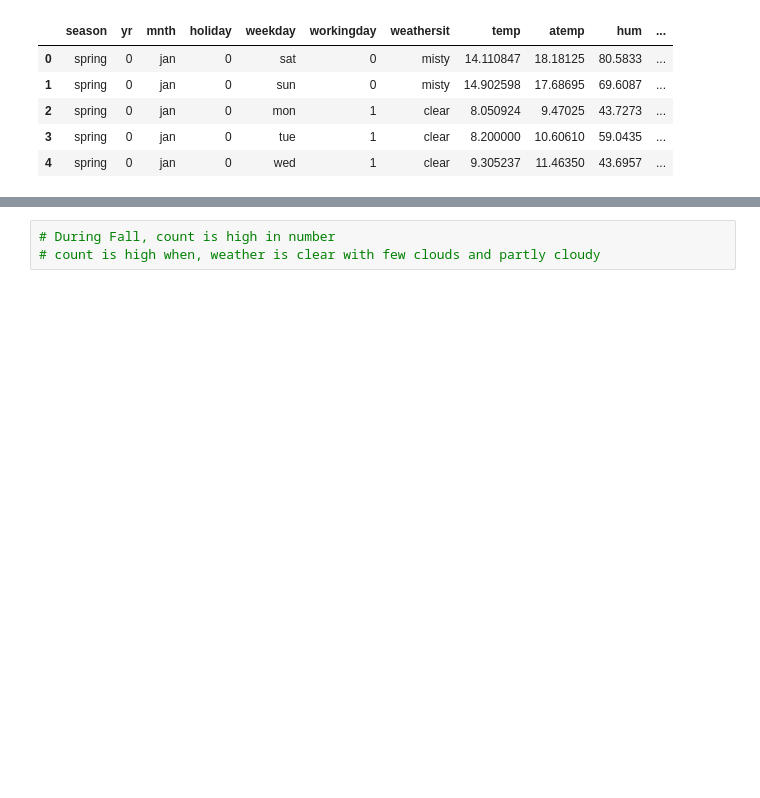
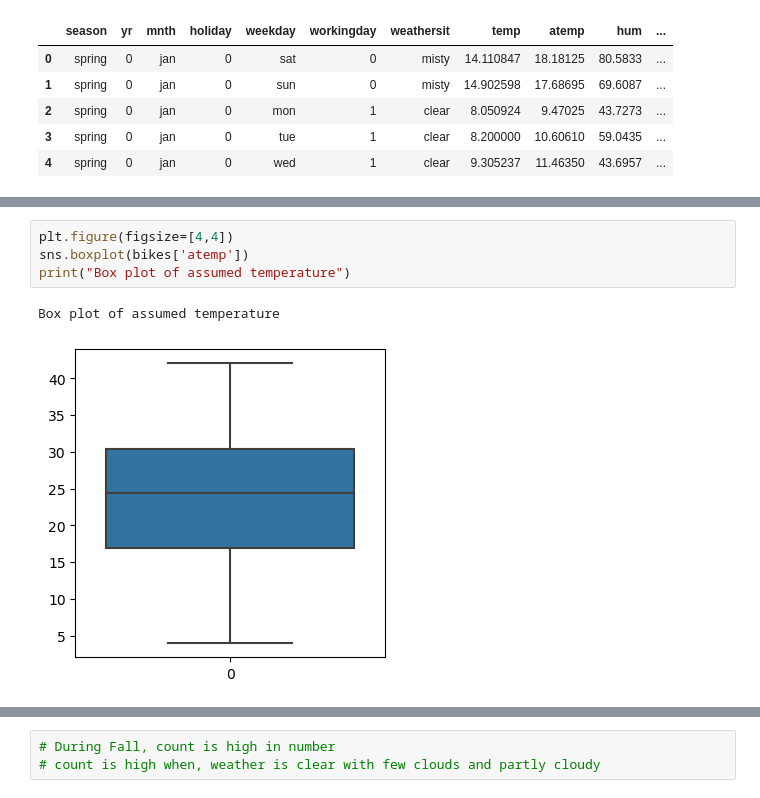
Before and after one commit to UmaHyndavi/Linear_Regression_Assignment, a Jupyter notebook: Uma_Linear_Regression_Assignment.ipynb, the cells around one changed output, grey strips where cells are left out. Saved outputs shown, nothing was run; the diff lists cells and outputs as text; blank space fills up the shorter version.

```diff
--- a/Uma_Linear_Regression_Assignment.ipynb
+++ b/Uma_Linear_Regression_Assignment.ipynb
@@ -297,0 +303,7 @@ bikes.head()
+# %%
+plt.figure(figsize=[4,4])
+sns.boxplot(bikes['atemp'])
+print("Box plot of assumed temperature")
+# %% [output]
+Box plot of assumed temperature
+[figure, added]
```
Also changed, not shown: parts of 27 cells of this notebook.
